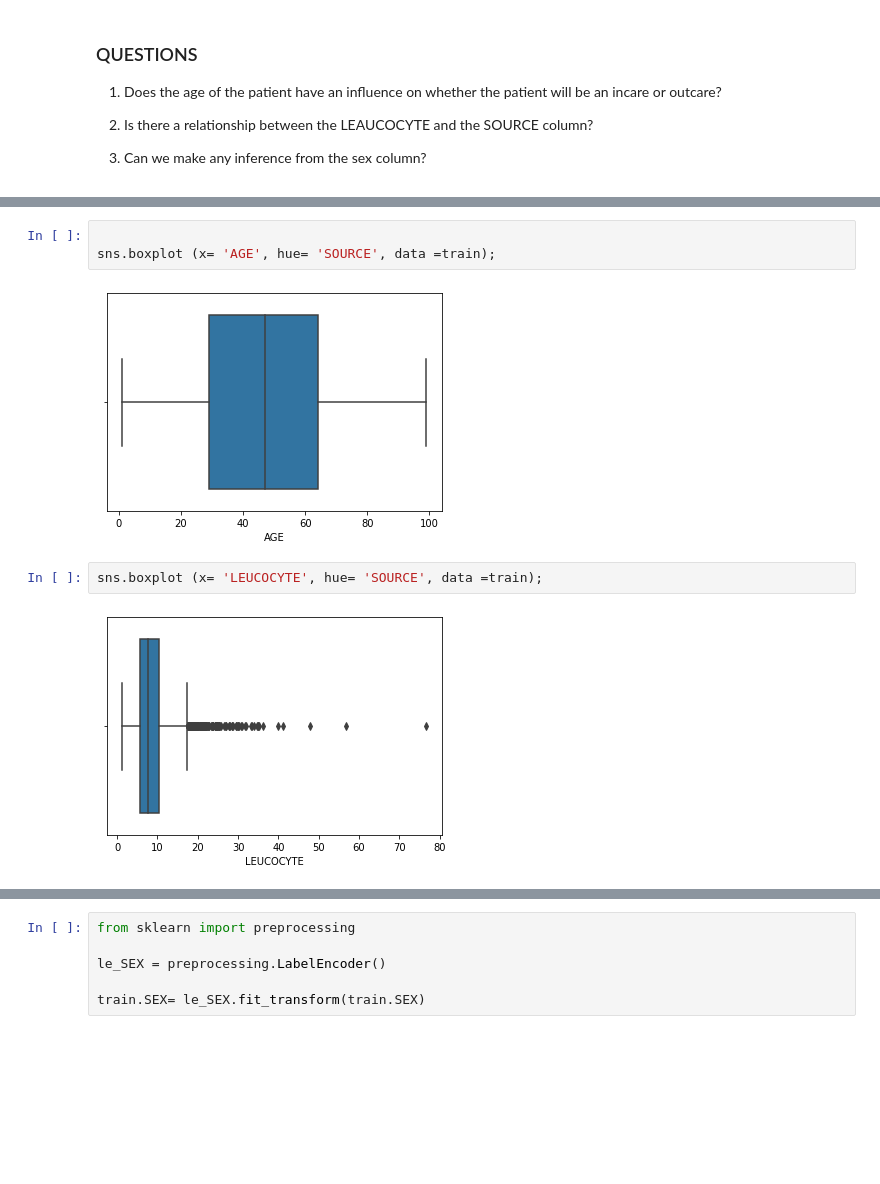
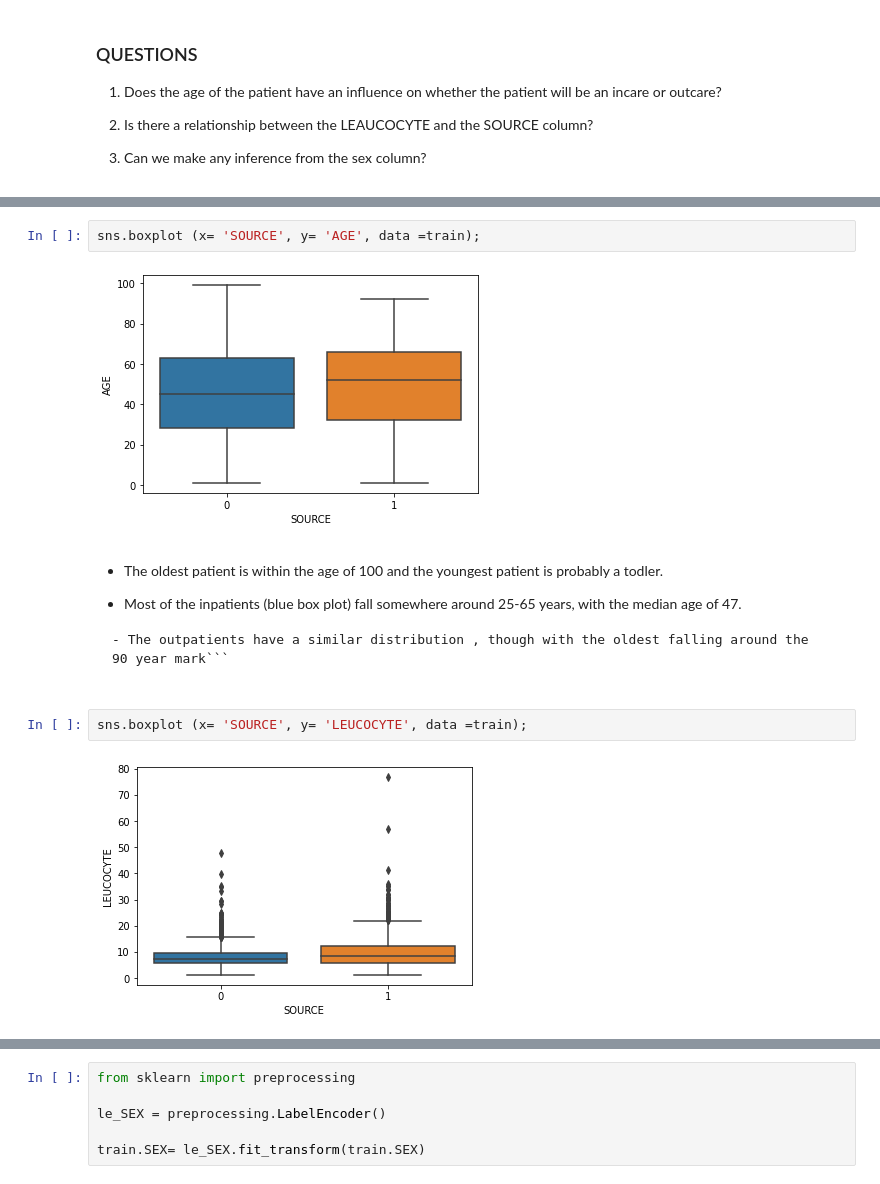
Before and after one commit to Olaoluwakiitan-Olabiyi/BMI-Calculator, a Jupyter notebook: dsn_kaggle_project.ipynb, the cells around one changed output, grey strips where cells are left out. Cells and saved outputs as stored; diff of their text form; blank space fills up the shorter version.

````diff
--- a/dsn_kaggle_project.ipynb
+++ b/dsn_kaggle_project.ipynb
@@ -396,9 +402,15 @@ heatmap.set_title('Correlation Heatmap', fontdict={'fontsize':12}, pad=12);
 # %%
-
-sns.boxplot (x= 'AGE', hue= 'SOURCE', data =train);
+sns.boxplot (x= 'SOURCE', y= 'AGE', data =train);
 # %% [output]
-[figure, old version]
+[figure, new version]
+# %% [markdown]
+
+- The oldest patient is within the age of 100 and the youngest patient is probably a todler.
+
+- Most of the inpatients (blue box plot) fall somewhere around 25-65 years, with the median age of 47.
+```
+- The outpatients have a similar distribution , though with the oldest falling around the 90 year mark```
 # %%
-sns.boxplot (x= 'LEUCOCYTE', hue= 'SOURCE', data =train);
+sns.boxplot (x= 'SOURCE', y= 'LEUCOCYTE', data =train);
 # %% [output]
-[figure, old version]
+[figure, new version]
````
Also changed, not shown: parts of 92 cells of this notebook.
